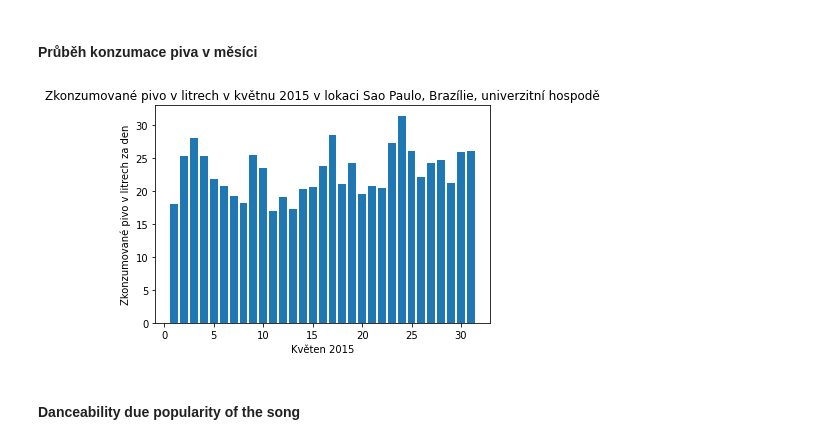
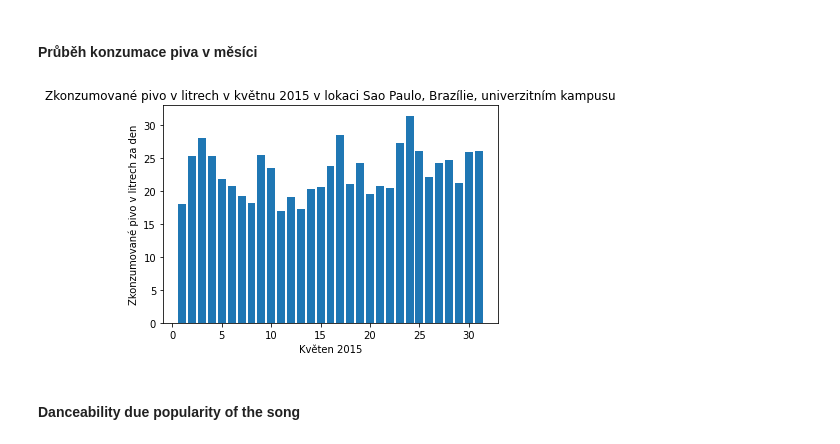
Before and after one commit to Bumross/msw_2022, a Jupyter notebook: 2_vizualizace_dat.ipynb, the cells around one changed output. Cells and saved outputs as stored; diff of their text form; code cells hidden in the pictures.

```diff
--- a/2_vizualizace_dat.ipynb
+++ b/2_vizualizace_dat.ipynb
@@ -5,30 +5,29 @@
 # %%
 import csv
 import numpy as np
 import matplotlib.pyplot as plt
 
 
 date = []
 consumed_beer = []
 
 with open("Beer_consumed.csv", "r") as file:
     reader = csv.DictReader(file, delimiter=",")
 
     for row in list(reader)[120:151]:
-            if row["Beer consumption (liters)"] and row["Date"]:
-                consumed_beer.append(float(row["Beer consumption (liters)"]))
-                date.append(row["Date"])
+        consumed_beer.append(float(row["Beer consumption (liters)"]))
+        date.append(row["Date"])
 
 N = len(consumed_beer)
 indexes = np.arange(N)+1
 
 plt.bar(indexes, consumed_beer)
 plt.xlabel("Květen 2015")
 plt.ylabel("Zkonzumované pivo v litrech za den")
-plt.title("Zkonzumované pivo v litrech v květnu 2015 v lokaci Sao Paulo, Brazílie, univerzitní hospodě")
+plt.title("Zkonzumované pivo v litrech v květnu 2015 v lokaci Sao Paulo, Brazílie, univerzitním kampusu")
 plt.show()
 # %% [output]
-[figure, old version]
+[figure, new version]
 # %% [markdown]
 #### Danceability due popularity of the song
 # %%
```
Also changed, not shown: parts of 1 cell of this notebook.
